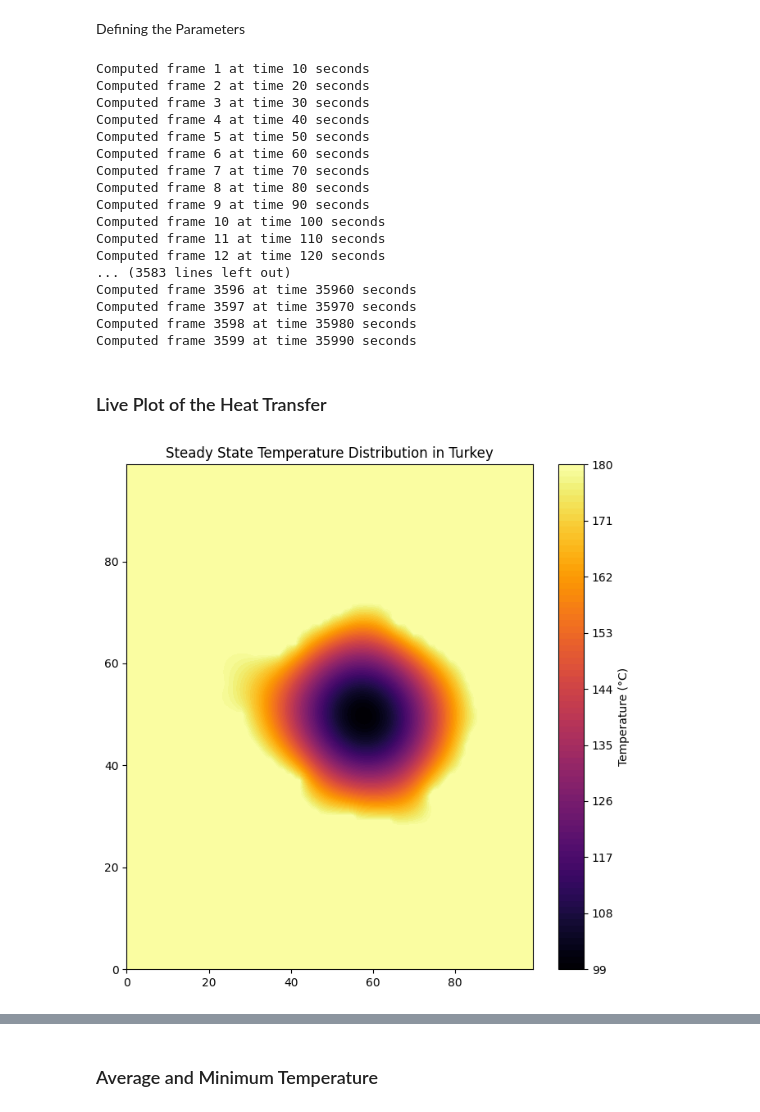
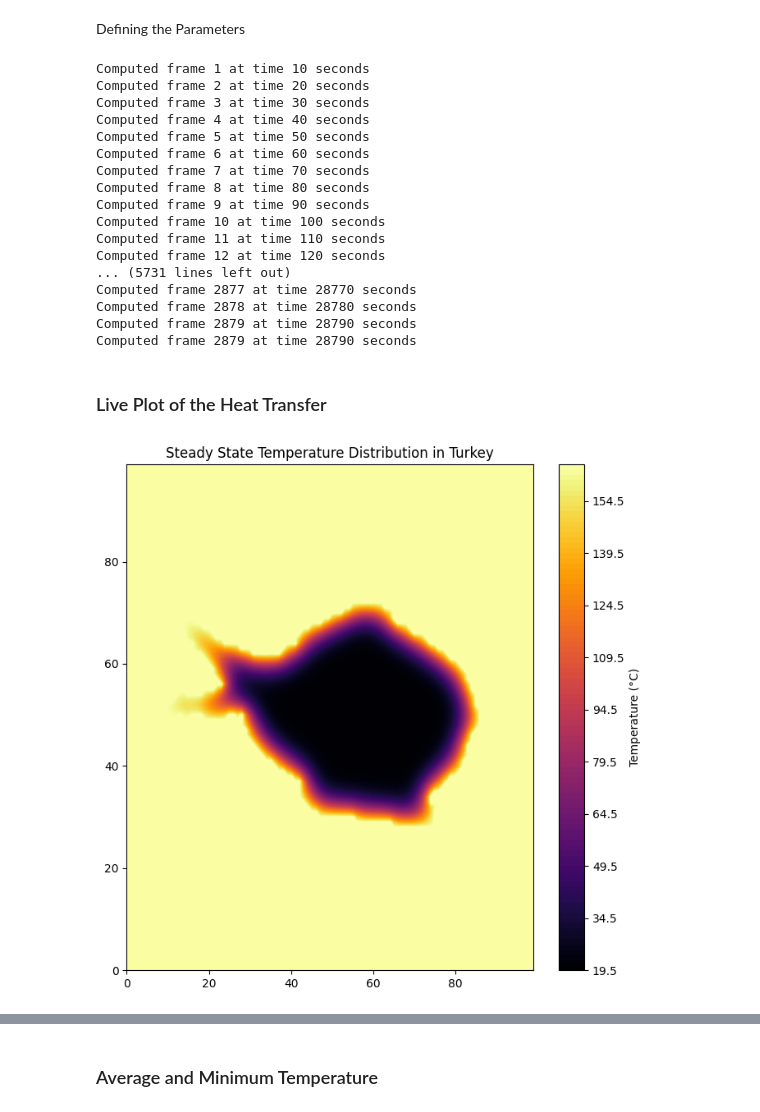
Before and after one commit to anh-lxn/studium, a Jupyter notebook: python/src/heat_equation_2d.ipynb, the cells around one changed output, grey strips where cells are left out. Drawn from its saved outputs; the diff is of its cells as text; code cells hidden in the pictures.

```diff
--- a/python/src/heat_equation_2d.ipynb
+++ b/python/src/heat_equation_2d.ipynb
@@ -118,12 +121,12 @@ a = 1.32e-7  # Diffusion constant
 # discretization
 dx = 0.5 / 100
 dt = 1
-times = int(36000)# total time in seconds
-num_snapshots = int(3600)
+times = int(8*3600)# total time in seconds
+num_snapshots = int(8*360)
 step = int(times / num_snapshots) # Snapshot every 10 steps
 
 # Initial temperatures
-theta_0_oven = 180.0 + 273.15 # K
+theta_0_oven = 165.0 + 273.15 # K
 theta_0_turkey = 20.0 + 273.15 # K
 # %%
 heatmap = np.zeros((img.shape[0], img.shape[1]), dtype=float) # Heatmap in °C
@@ -167,23 +170,23 @@ Computed frame 9 at time 90 seconds
 Computed frame 10 at time 100 seconds
 Computed frame 11 at time 110 seconds
 Computed frame 12 at time 120 seconds
-... (3583 lines left out)
-Computed frame 3596 at time 35960 seconds
-Computed frame 3597 at time 35970 seconds
-Computed frame 3598 at time 35980 seconds
-Computed frame 3599 at time 35990 seconds
+... (5731 lines left out)
+Computed frame 2877 at time 28770 seconds
+Computed frame 2878 at time 28780 seconds
+Computed frame 2879 at time 28790 seconds
+Computed frame 2879 at time 28790 seconds
 # %% [markdown]
 ### Live Plot of the Heat Transfer
 # %%
 # steady state plot
 cmap = plt.get_cmap('inferno')
 plt.figure(figsize=(8,8))
-a = plt.contourf(heat_frames[2000], 100, cmap=cmap)
-plt.colorbar(a, label='Temperature (°C)')
+cont = plt.contourf(heat_frames[100], 100, cmap=cmap)
+plt.colorbar(cont, label='Temperature (°C)')
 plt.title('Steady State Temperature Distribution in Turkey')
 plt.show()
 # %% [output]
-[figure, old version]
+[figure, new version]
 # %%
 # Live animation
 fig, ax = plt.subplots(figsize=(8,8))
```
Also changed, not shown: parts of 3 cells of this notebook.
